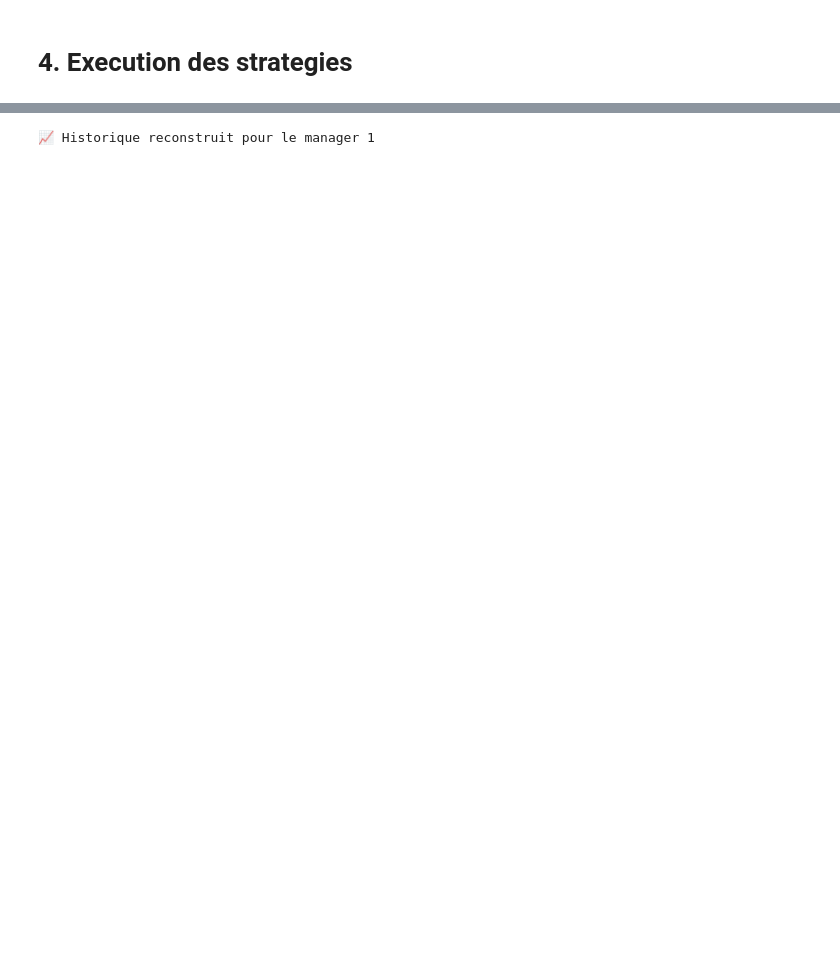
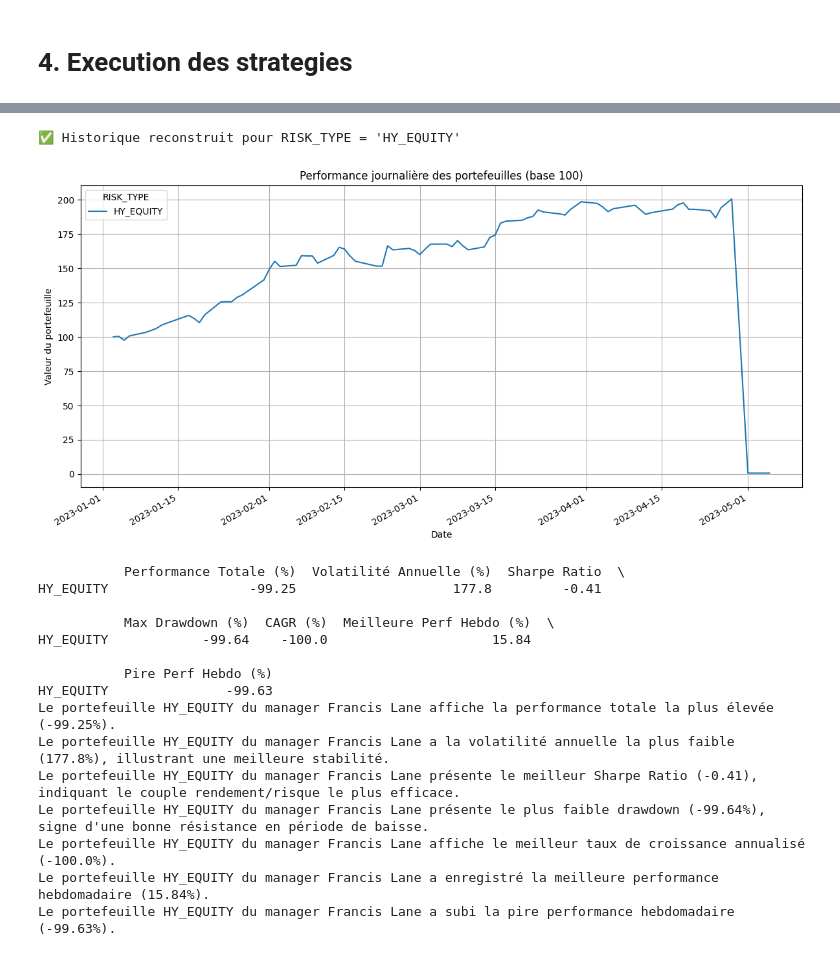
Before and after one commit to HUGO-ROCHA-MONDRAGON/DATA_MANAGEMENT, a Jupyter notebook: Projet/main1.ipynb, the cells around one changed output, grey strips where cells are left out. Drawn from its saved outputs; the diff is of its cells as text; code cells hidden in the pictures; blank space fills up the shorter version.

Commit message:
Fichier performance ✅

```diff
--- a/Projet/main1.ipynb
+++ b/Projet/main1.ipynb
@@ -228,4 +270,27 @@ def rebuild_portfolio_history_by_manager(self, manager_id):
-# %%
-db_manager.rebuild_portfolio_history_by_manager(manager_id=1)
-# %% [output]
-📈 Historique reconstruit pour le manager 1
+# %%
+db_manager.rebuild_portfolio_history_by_risk_type("HY_EQUITY")
+# %% [output]
+✅ Historique reconstruit pour RISK_TYPE = 'HY_EQUITY'
+# %%
+analyzer = PortfolioAnalyzer("Fund.db")
+analyzer.plot_portfolio_performance()
+metrics_df = analyzer.compute_portfolio_metrics()
+print(metrics_df)
+analyzer.describe_best_portfolios()
+# %% [output]
+[figure, added]
+           Performance Totale (%)  Volatilité Annuelle (%)  Sharpe Ratio  \
+HY_EQUITY                  -99.25                    177.8         -0.41
+
+           Max Drawdown (%)  CAGR (%)  Meilleure Perf Hebdo (%)  \
+HY_EQUITY            -99.64    -100.0                     15.84
+
+           Pire Perf Hebdo (%)
+HY_EQUITY               -99.63
+Le portefeuille HY_EQUITY du manager Francis Lane affiche la performance totale la plus élevée (-99.25%).
+Le portefeuille HY_EQUITY du manager Francis Lane a la volatilité annuelle la plus faible (177.8%), illustrant une meilleure stabilité.
+Le portefeuille HY_EQUITY du manager Francis Lane présente le meilleur Sharpe Ratio (-0.41), indiquant le couple rendement/risque le plus efficace.
+Le portefeuille HY_EQUITY du manager Francis Lane présente le plus faible drawdown (-99.64%), signe d'une bonne résistance en période de baisse.
+Le portefeuille HY_EQUITY du manager Francis Lane affiche le meilleur taux de croissance annualisé (-100.0%).
+Le portefeuille HY_EQUITY du manager Francis Lane a enregistré la meilleure performance hebdomadaire (15.84%).
+Le portefeuille HY_EQUITY du manager Francis Lane a subi la pire performance hebdomadaire (-99.63%).
```
Also changed, not shown: parts of 7 cells of this notebook, 2 other files.
